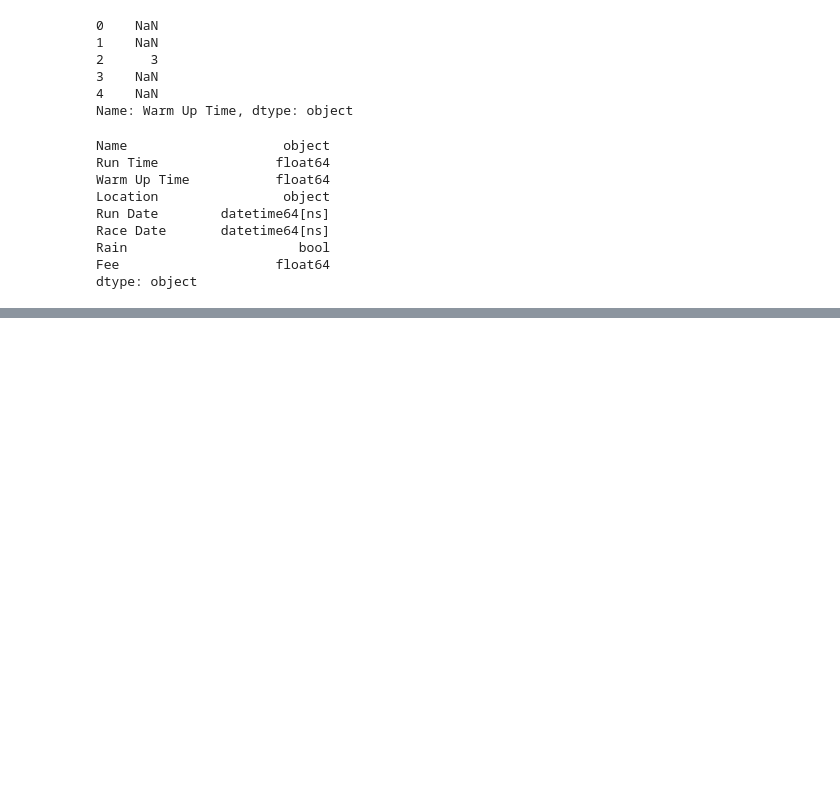
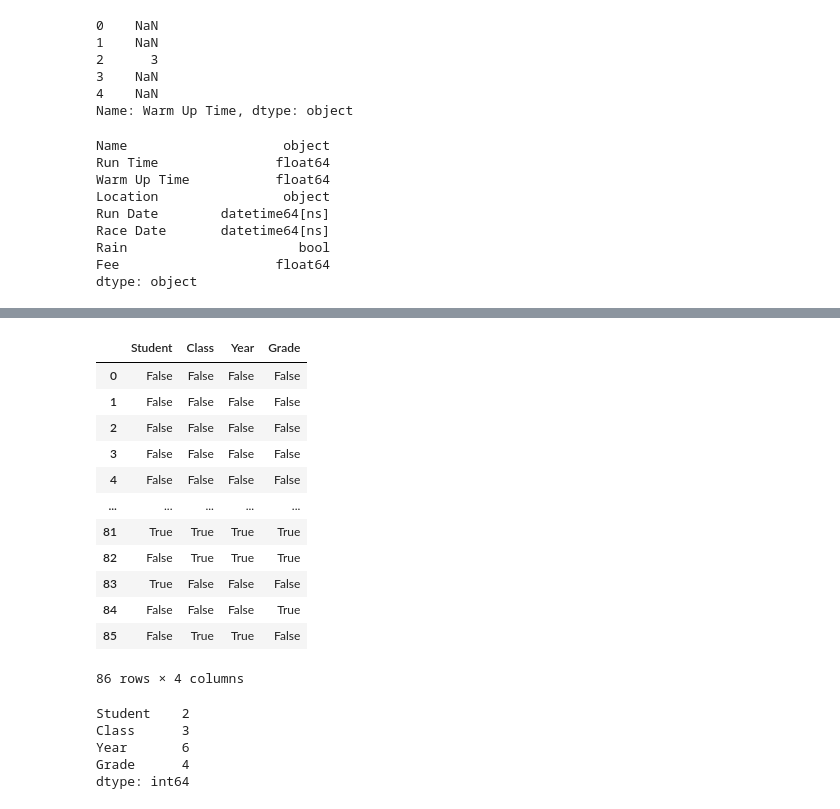
Before and after one commit to hermanconnor/data-prep-and-eda-python, a Jupyter notebook: 2-cleaning-data/cleaning_data.ipynb, the cells around one changed output, grey strips where cells are left out. Cells and saved outputs as stored; diff of their text form; code cells hidden in the pictures; blank space fills up the shorter version.

```diff
--- a/2-cleaning-data/cleaning_data.ipynb
+++ b/2-cleaning-data/cleaning_data.ipynb
@@ -109,0 +157,26 @@ dtype: object
+# %%
+# All cells that have a NaN value
+df.isna()
+# %% [output]
+|  | Student | Class | Year | Grade |
+| 0 | False | False | False | False |
+| 1 | False | False | False | False |
+| 2 | False | False | False | False |
+| 3 | False | False | False | False |
+| 4 | False | False | False | False |
+| ... | ... | ... | ... | ... |
+| 81 | True | True | True | True |
+| 82 | False | True | True | True |
+| 83 | True | False | False | False |
+| 84 | False | False | False | True |
+| 85 | False | True | True | False |
+86 rows × 4 columns
+# %%
+# Number of missing values in each column
+df.isna().sum()
+# %% [output]
+Student    2
+Class      3
+Year       6
+Grade      4
+dtype: int64
```
Also changed, not shown: parts of 18 cells of this notebook.
